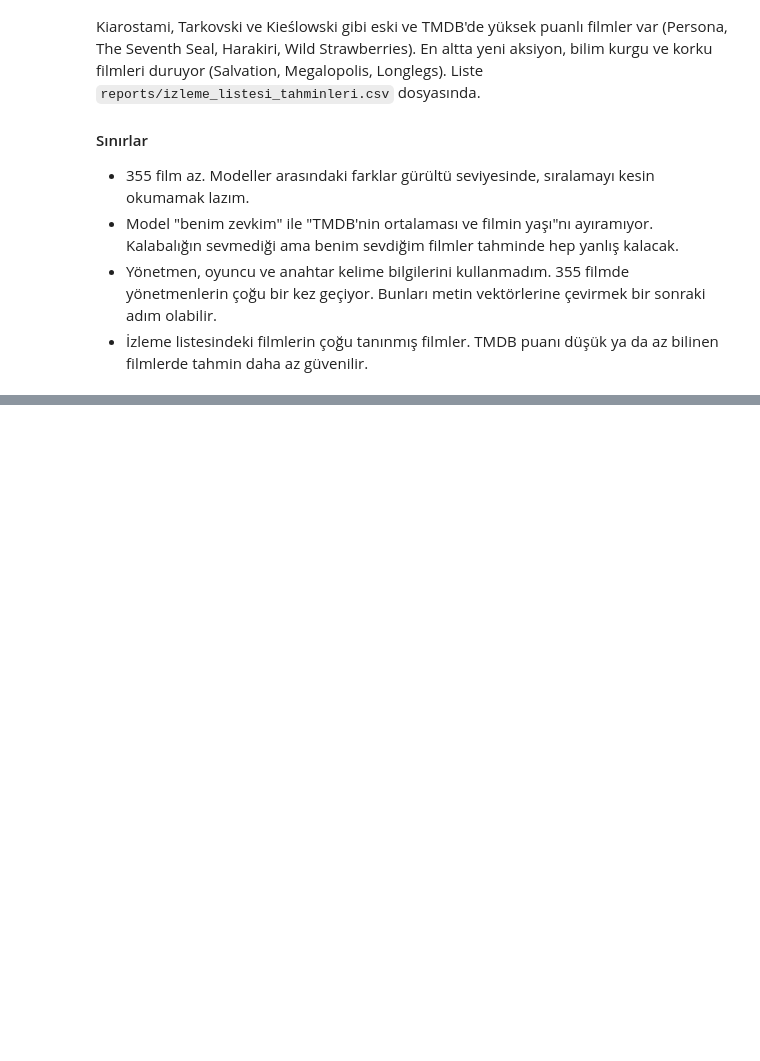
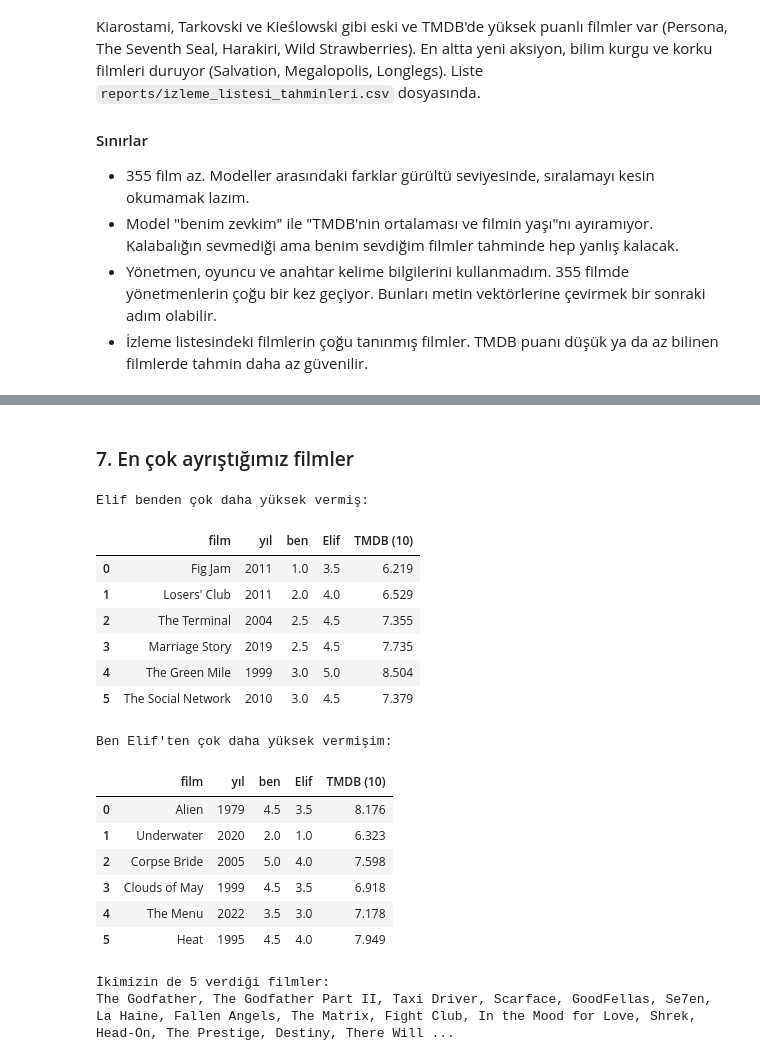
Before and after one commit to Kutaykabak/letterboxd-film-taste, a Jupyter notebook: notebooks/letterboxd_analizi.ipynb, the cells around one changed output, grey strips where cells are left out. Saved outputs shown, nothing was run; the diff lists cells and outputs as text; code cells hidden in the pictures; blank space fills up the shorter version.

```diff
--- a/notebooks/letterboxd_analizi.ipynb
+++ b/notebooks/letterboxd_analizi.ipynb
@@ -1091,0 +1103,24 @@ Bölüm 9 dışındaki sonuçlar 355 filmin 5 katlı, 10 tekrarlı çapraz doğr
+# %%
+import warnings
+import numpy as np
+import pandas as pd
+import matplotlib.pyplot as plt
+from pathlib import Path
+from scipy import stats
+from sklearn.metrics import cohen_kappa_score
+from statsmodels.stats.multitest import multipletests
+
+ROOT = Path('..')
+FIG = ROOT / 'reports' / 'figures'
+ME, ELIF, CROWD, INK = '#f2b400', '#c8553d', '#1f6f78', '#14233a'
+plt.rcParams.update({'figure.dpi': 110, 'axes.spines.top': False, 'axes.spines.right': False})
+rng = np.random.default_rng(42)
+
+me = pd.read_csv(ROOT / 'data/processed/analysis_table.csv')
+el = pd.read_csv(ROOT / 'data/raw/elif/ratings.csv').rename(columns={'Name': 'name', 'Year': 'year', 'Rating': 'rating_elif'})
+el_watched = pd.read_csv(ROOT / 'data/raw/elif/watched.csv')
+me_watched = pd.read_csv(ROOT / 'data/raw/watched.csv')
+
+df = me.merge(el[['name', 'year', 'rating_elif']], on=['name', 'year'], how='inner').rename(columns={'rating': 'rating_me'})
+df['diff'] = df['rating_elif'] - df['rating_me']
+print(f'Benim puanladığım (TMDB eşleşmiş): {len(me)}   Elif puanladı: {len(el)}   İkimiz de puanladık: {len(df)}')
@@ -1091,0 +1320,30 @@ Bölüm 9 dışındaki sonuçlar 355 filmin 5 katlı, 10 tekrarlı çapraz doğr
+# %% [markdown]
+### 7. En çok ayrıştığımız filmler
+# %%
+cols = ['name', 'year', 'rating_me', 'rating_elif', 'tmdb_vote_average']
+nice = {'name': 'film', 'year': 'yıl', 'rating_me': 'ben', 'rating_elif': 'Elif', 'tmdb_vote_average': 'TMDB (10)'}
+print('Elif benden çok daha yüksek vermiş:')
+display(df.sort_values('diff', ascending=False)[cols].head(6).rename(columns=nice).reset_index(drop=True))
+print('Ben Elif\'ten çok daha yüksek vermişim:')
+display(df.sort_values('diff')[cols].head(6).rename(columns=nice).reset_index(drop=True))
+print('İkimizin de 5 verdiği filmler:')
+print(', '.join(df.query('rating_me == 5 and rating_elif == 5').sort_values('year')['name']))
+# %% [output]
+Elif benden çok daha yüksek vermiş:
+|  | film | yıl | ben | Elif | TMDB (10) |
+| 0 | Fig Jam | 2011 | 1.0 | 3.5 | 6.219 |
+| 1 | Losers' Club | 2011 | 2.0 | 4.0 | 6.529 |
+| 2 | The Terminal | 2004 | 2.5 | 4.5 | 7.355 |
+| 3 | Marriage Story | 2019 | 2.5 | 4.5 | 7.735 |
+| 4 | The Green Mile | 1999 | 3.0 | 5.0 | 8.504 |
+| 5 | The Social Network | 2010 | 3.0 | 4.5 | 7.379 |
+Ben Elif'ten çok daha yüksek vermişim:
+|  | film | yıl | ben | Elif | TMDB (10) |
+| 0 | Alien | 1979 | 4.5 | 3.5 | 8.176 |
+| 1 | Underwater | 2020 | 2.0 | 1.0 | 6.323 |
+| 2 | Corpse Bride | 2005 | 5.0 | 4.0 | 7.598 |
+| 3 | Clouds of May | 1999 | 4.5 | 3.5 | 6.918 |
+| 4 | The Menu | 2022 | 3.5 | 3.0 | 7.178 |
+| 5 | Heat | 1995 | 4.5 | 4.0 | 7.949 |
+İkimizin de 5 verdiği filmler:
+The Godfather, The Godfather Part II, Taxi Driver, Scarface, GoodFellas, Se7en, La Haine, Fallen Angels, The Matrix, Fight Club, In the Mood for Love, Shrek, Head-On, The Prestige, Destiny, There Will ...
```
Also changed, not shown: parts of 18 cells of this notebook, 15 other files.
